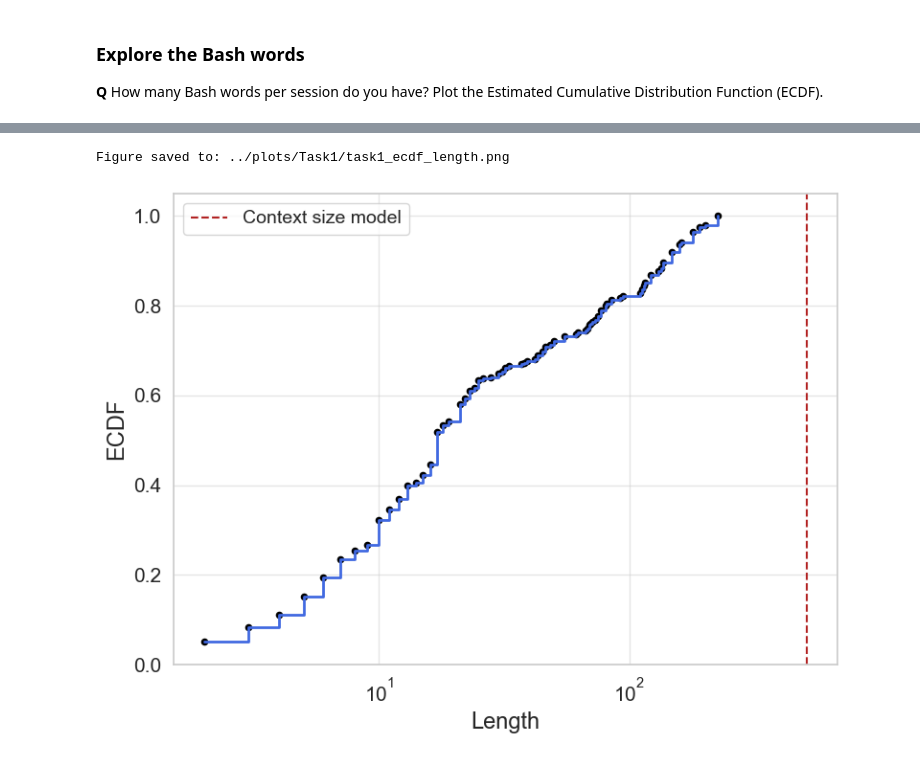
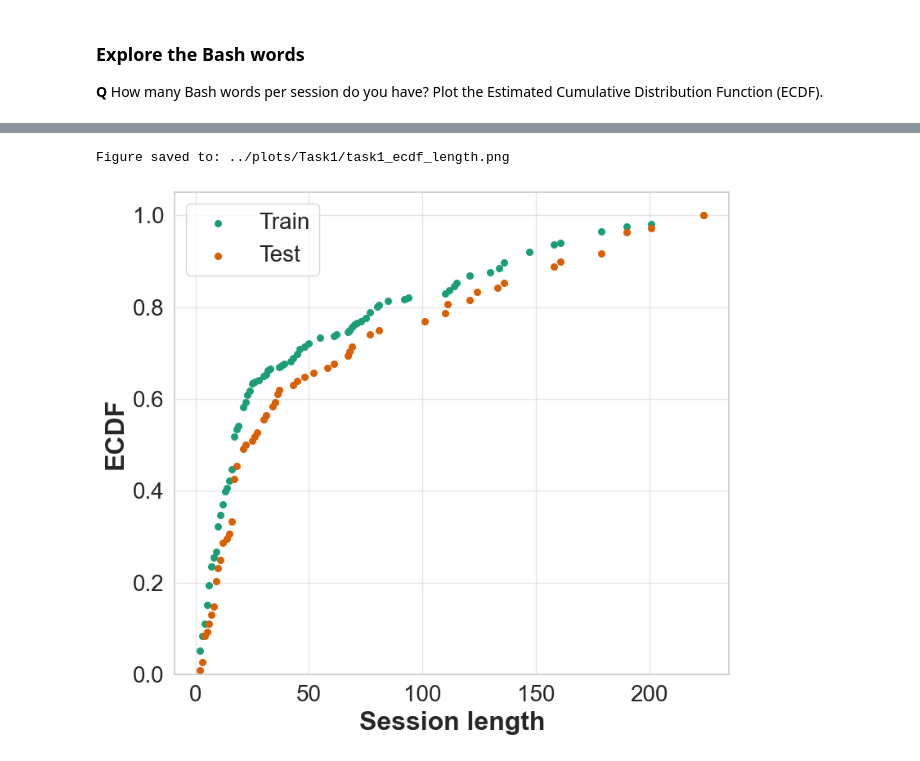
Before and after one commit to RenatoMignone/attack-tactic-recognition-nlp, a Jupyter notebook: lab/notebooks/Task1.ipynb, the cells around one changed output, grey strips where cells are left out. Drawn from its saved outputs; the diff is of its cells as text; code cells hidden in the pictures.

```diff
--- a/lab/notebooks/Task1.ipynb
+++ b/lab/notebooks/Task1.ipynb
@@ -233,6 +275,15 @@ print(f"1st quantile number of words per session {np.quantile(n_tokens_x_sentenc
 print(f"Mean number of words per session: {np.average(n_tokens_x_sentence):.2f}")
 print(f"3rd quantile number of words per session {np.quantile(n_tokens_x_sentence, 0.75)}")
 print(f"Median number of words per session: {np.median(n_tokens_x_sentence):.2f}")
+
+n_tokens_x_sentence_test = [len(s.split()) for s in test_df["session"]]
+print("\nTEST dataset")
+print(f"Min number of words per session: {min(n_tokens_x_sentence_test)}")
+print(f"Max number of words per session: {max(n_tokens_x_sentence_test)}")
+print(f"1st quantile number of words per session {np.quantile(n_tokens_x_sentence_test, 0.25)}")
+print(f"Mean number of words per session: {np.average(n_tokens_x_sentence_test):.2f}")
+print(f"3rd quantile number of words per session {np.quantile(n_tokens_x_sentence_test, 0.75)}")
+print(f"Median number of words per session: {np.median(n_tokens_x_sentence_test):.2f}")
 # %% [output]
 Min number of words per session: 2
 Max number of words per session: 224
@@ -252,24 +311,25 @@ def get_ecdf(list_numbers):
 # %%
 # Compute number of bash words per session (split by whitespace)
 
 # Compute ECDF
 n_tokens, cumulative_n_tokens = get_ecdf(n_tokens_x_sentence)
+n_tokens_test, cumulative_n_tokens_test = get_ecdf(n_tokens_x_sentence_test)
 
 # Plot ECDF
-fig, ax = plt.subplots(figsize=(8, 6))
-ax.step(n_tokens, cumulative_n_tokens, where='post', color='royalblue', linewidth=2)
-ax.scatter(n_tokens, cumulative_n_tokens, color='black', s=20)
+fig, ax = plt.subplots(figsize=(8, 7))
+#ax.step(n_tokens, cumulative_n_tokens, where='post', color='royalblue', linewidth=2, alpha=0.5)
+ax.scatter(n_tokens, cumulative_n_tokens, color='#1b9e77', s=30, label="Train")
+ax.scatter(n_tokens_test, cumulative_n_tokens_test, color='#d95f02', s=30, label="Test")
 ax.grid(True, alpha=0.5)
-ax.set_ylabel('ECDF', fontsize=17)
-ax.set_xlabel('Length', fontsize=17)
-plt.tick_params(labelsize=15)
+ax.set_ylabel('ECDF', fontsize=23, fontweight='bold')
+ax.set_xlabel('Session length', fontsize=23, fontweight='bold')
+plt.tick_params(labelsize=20)
 ax.set_ylim(0, 1.05)
-ax.axvline(512, 0, 1.05, c="firebrick", label="Context size model", linestyle="--")
-ax.set_xscale("log")
-ax.legend(fontsize=14)
+ax.legend(fontsize=20)
+#ax.set_xscale("log")
 plt.tight_layout()
 save_figure_for_report('task1_ecdf_length.png')
 plt.show()
 # %% [output]
 Figure saved to: ../plots/Task1/task1_ecdf_length.png
-[figure, old version]
+[figure, new version]
```
Also changed, not shown: parts of 6 cells of this notebook, 8 other files.
